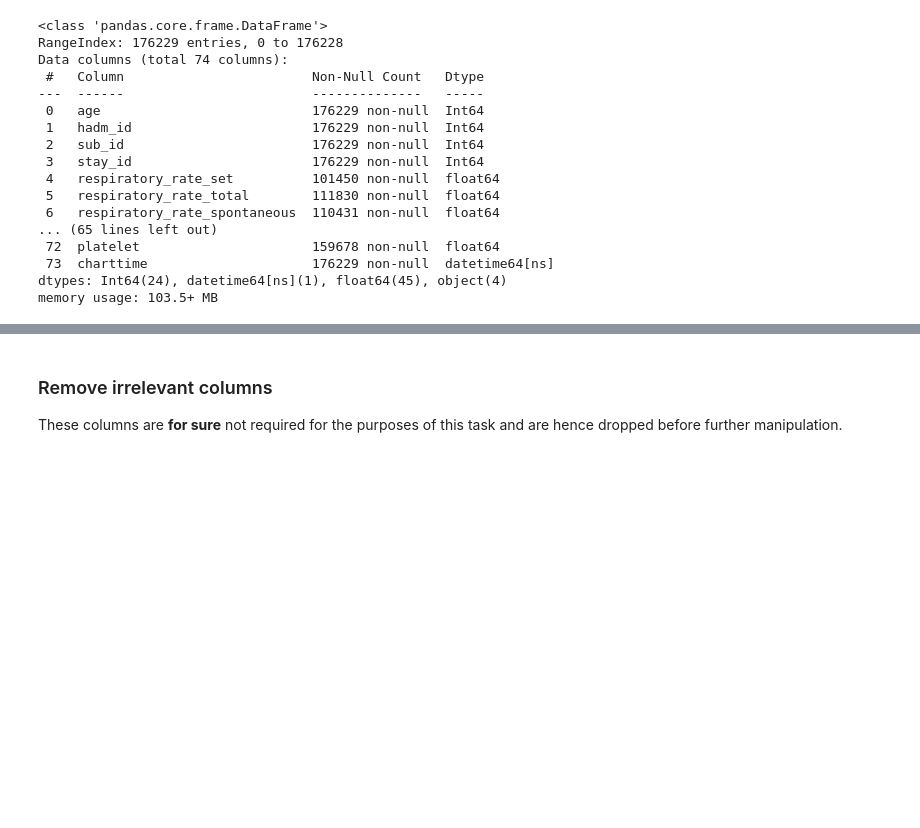
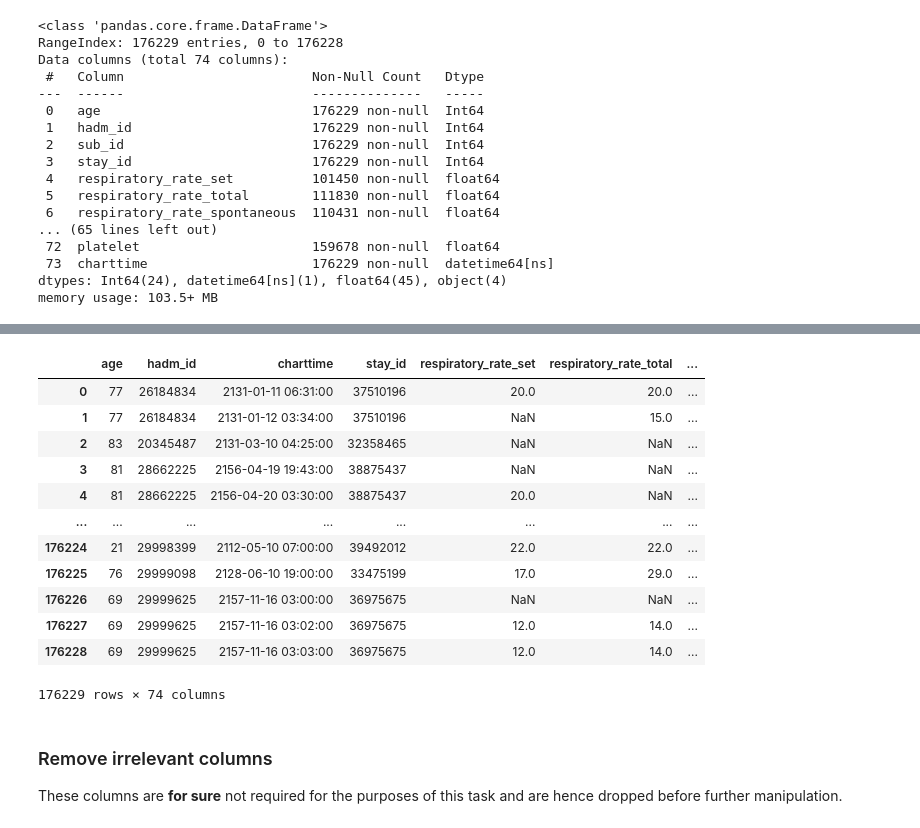
Before and after one commit to gokullan/early-ARDS-prediction, a Jupyter notebook: Early_Prediction_of_ARDS.ipynb, the cells around one changed output, grey strips where cells are left out. Drawn from its saved outputs; the diff is of its cells as text; code cells hidden in the pictures; blank space fills up the shorter version.

```diff
--- a/Early_Prediction_of_ARDS.ipynb
+++ b/Early_Prediction_of_ARDS.ipynb
@@ -66,3 +48,9 @@ Data columns (total 74 columns):
  73  charttime                     176229 non-null  datetime64[ns]
 dtypes: Int64(24), datetime64[ns](1), float64(45), object(4)
 memory usage: 103.5+ MB
+# %%
+# display tabular data
+my_order = dataset.columns.to_list()
+my_order = my_order[:2] + ["charttime"] + my_order[3:-1] + ["sub_id"]
+dataset[my_order]
+# %% [output]
@@ -69,3 +58,16 @@ memory usage: 103.5+ MB
+|  | age | hadm_id | charttime | stay_id | respiratory_rate_set | respiratory_rate_total | ... |
+| 0 | 77 | 26184834 | 2131-01-11 06:31:00 | 37510196 | 20.0 | 20.0 | ... |
+| 1 | 77 | 26184834 | 2131-01-12 03:34:00 | 37510196 | NaN | 15.0 | ... |
+| 2 | 83 | 20345487 | 2131-03-10 04:25:00 | 32358465 | NaN | NaN | ... |
+| 3 | 81 | 28662225 | 2156-04-19 19:43:00 | 38875437 | NaN | NaN | ... |
+| 4 | 81 | 28662225 | 2156-04-20 03:30:00 | 38875437 | 20.0 | NaN | ... |
+| ... | ... | ... | ... | ... | ... | ... | ... |
+| 176224 | 21 | 29998399 | 2112-05-10 07:00:00 | 39492012 | 22.0 | 22.0 | ... |
+| 176225 | 76 | 29999098 | 2128-06-10 19:00:00 | 33475199 | 17.0 | 29.0 | ... |
+| 176226 | 69 | 29999625 | 2157-11-16 03:00:00 | 36975675 | NaN | NaN | ... |
+| 176227 | 69 | 29999625 | 2157-11-16 03:02:00 | 36975675 | 12.0 | 14.0 | ... |
+| 176228 | 69 | 29999625 | 2157-11-16 03:03:00 | 36975675 | 12.0 | 14.0 | ... |
+176229 rows × 74 columns
 # %% [markdown]
 ### Remove irrelevant columns
 These columns are **for sure** not required for the purposes of this task and are hence dropped before further manipulation.
```
Also changed, not shown: parts of 41 cells of this notebook.
